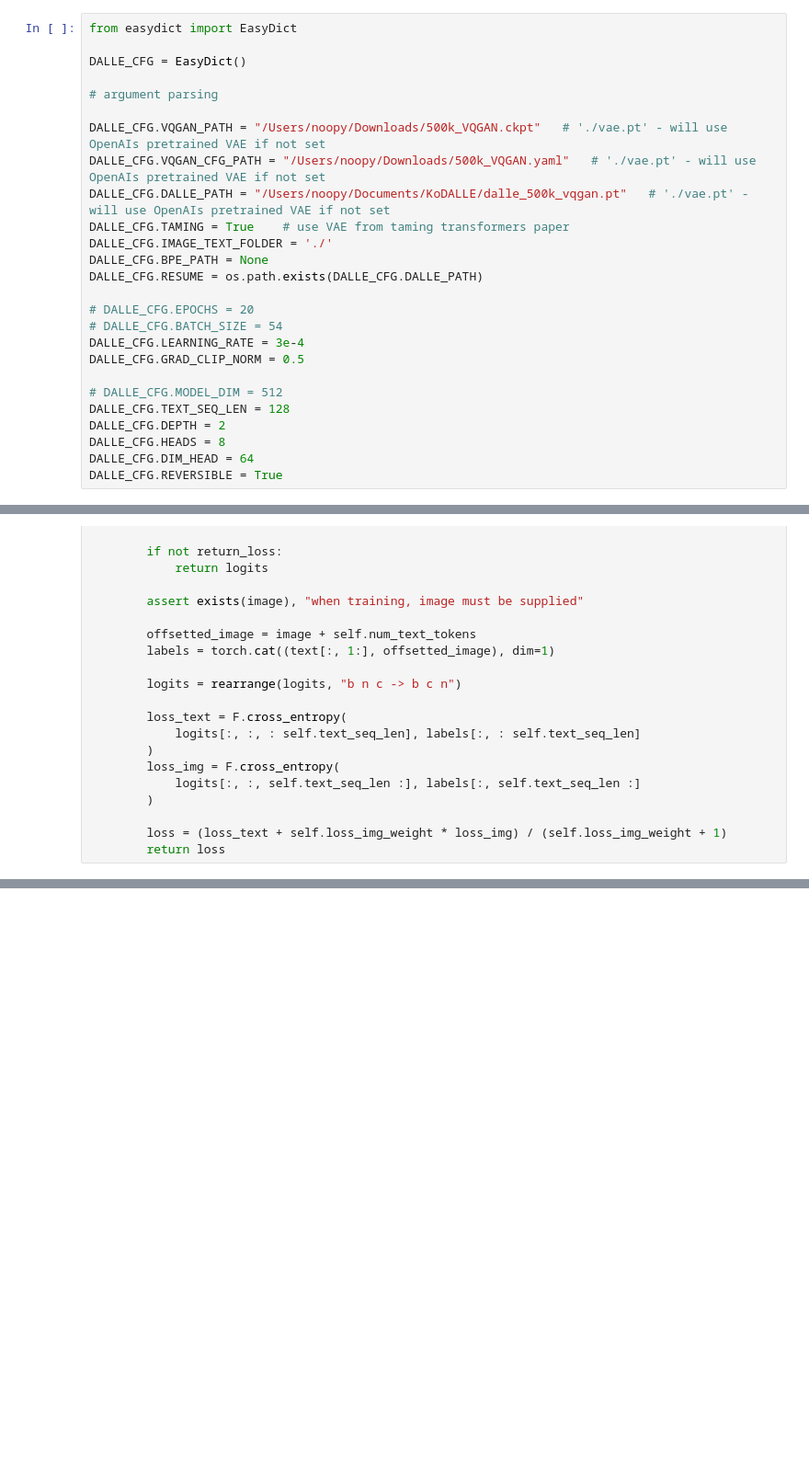
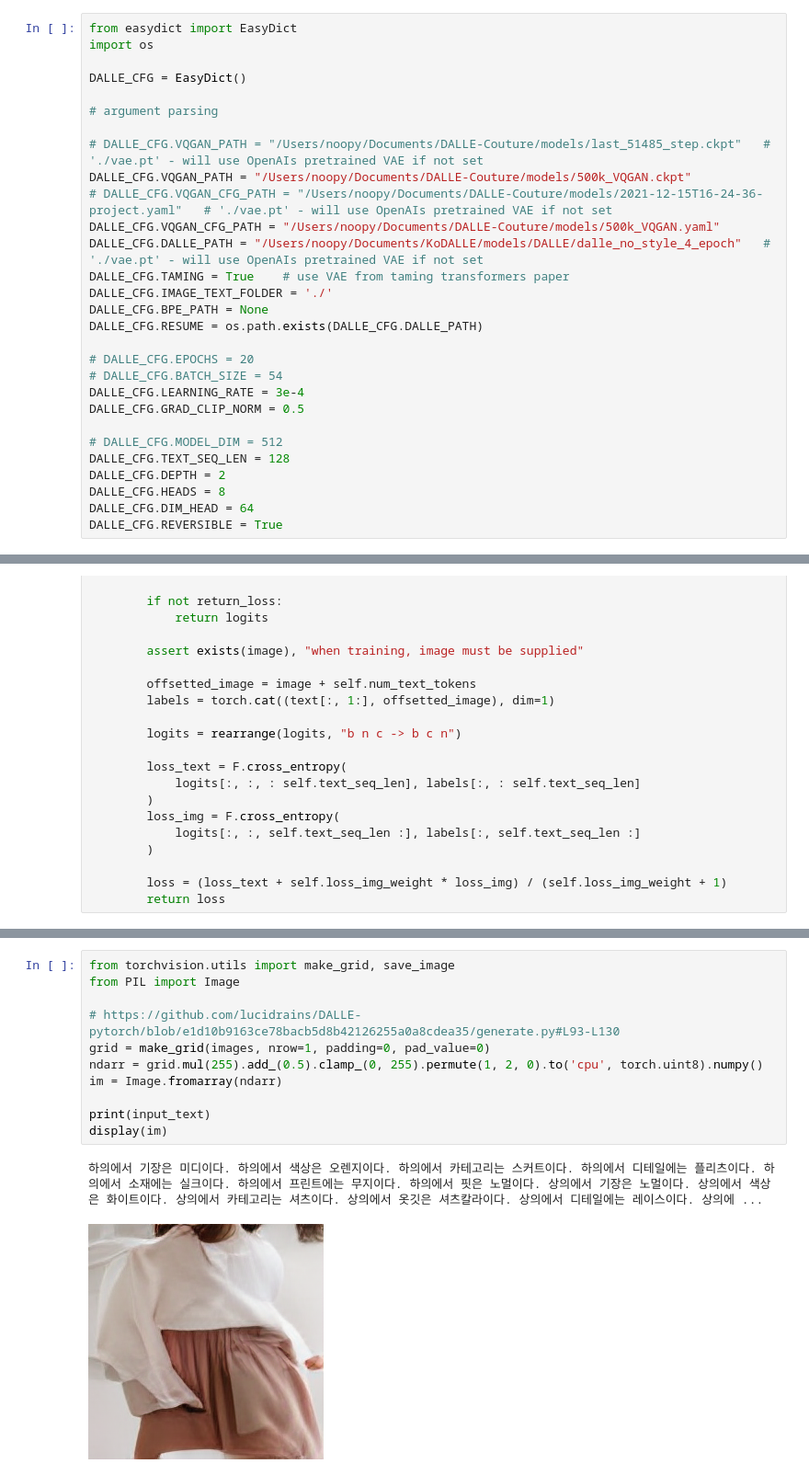
Before and after one commit to KR-HappyFace/KoDALLE, a Jupyter notebook: inference.ipynb, the cells around one changed output, grey strips where cells are left out. Shown at 92% size. Saved outputs shown, nothing was run; the diff lists cells and outputs as text; blank space fills up the shorter version.

```diff
--- a/inference.ipynb
+++ b/inference.ipynb
@@ -62,14 +62,17 @@ def exists(val):
     return val is not None
 # %%
 from easydict import EasyDict
+import os
 
 DALLE_CFG = EasyDict()
 
 # argument parsing
 
-DALLE_CFG.VQGAN_PATH = "/Users/noopy/Downloads/500k_VQGAN.ckpt"   # './vae.pt' - will use OpenAIs pretrained VAE if not set
-DALLE_CFG.VQGAN_CFG_PATH = "/Users/noopy/Downloads/500k_VQGAN.yaml"   # './vae.pt' - will use OpenAIs pretrained VAE if not set
-DALLE_CFG.DALLE_PATH = "/Users/noopy/Documents/KoDALLE/dalle_500k_vqgan.pt"   # './vae.pt' - will use OpenAIs pretrained VAE if not set
+# DALLE_CFG.VQGAN_PATH = "/Users/noopy/Documents/DALLE-Couture/models/last_51485_step.ckpt"   # './vae.pt' - will use OpenAIs pretrained VAE if not set
+DALLE_CFG.VQGAN_PATH = "/Users/noopy/Documents/DALLE-Couture/models/500k_VQGAN.ckpt"
+# DALLE_CFG.VQGAN_CFG_PATH = "/Users/noopy/Documents/DALLE-Couture/models/2021-12-15T16-24-36-project.yaml"   # './vae.pt' - will use OpenAIs pretrained VAE if not set
+DALLE_CFG.VQGAN_CFG_PATH = "/Users/noopy/Documents/DALLE-Couture/models/500k_VQGAN.yaml"
+DALLE_CFG.DALLE_PATH = "/Users/noopy/Documents/KoDALLE/models/DALLE/dalle_no_style_4_epoch"   # './vae.pt' - will use OpenAIs pretrained VAE if not set
 DALLE_CFG.TAMING = True    # use VAE from taming transformers paper
 DALLE_CFG.IMAGE_TEXT_FOLDER = './'
 DALLE_CFG.BPE_PATH = None
@@ -605,0 +596,14 @@ display(im)
+# %%
+from torchvision.utils import make_grid, save_image
+from PIL import Image
+
+# https://github.com/lucidrains/DALLE-pytorch/blob/e1d10b9163ce78bacb5d8b42126255a0a8cdea35/generate.py#L93-L130
+grid = make_grid(images, nrow=1, padding=0, pad_value=0)
+ndarr = grid.mul(255).add_(0.5).clamp_(0, 255).permute(1, 2, 0).to('cpu', torch.uint8).numpy()
+im = Image.fromarray(ndarr)
+
+print(input_text)
+display(im)
+# %% [output]
+하의에서 기장은 미디이다. 하의에서 색상은 오렌지이다. 하의에서 카테고리는 스커트이다. 하의에서 디테일에는 플리츠이다. 하의에서 소재에는 실크이다. 하의에서 프린트에는 무지이다. 하의에서 핏은 노멀이다. 상의에서 기장은 노멀이다. 상의에서 색상은 화이트이다. 상의에서 카테고리는 셔츠이다. 상의에서 옷깃은 셔츠칼라이다. 상의에서 디테일에는 레이스이다. 상의에 ...
+[figure, added]
```
Also changed, not shown: parts of 7 cells of this notebook, 2 other files.
